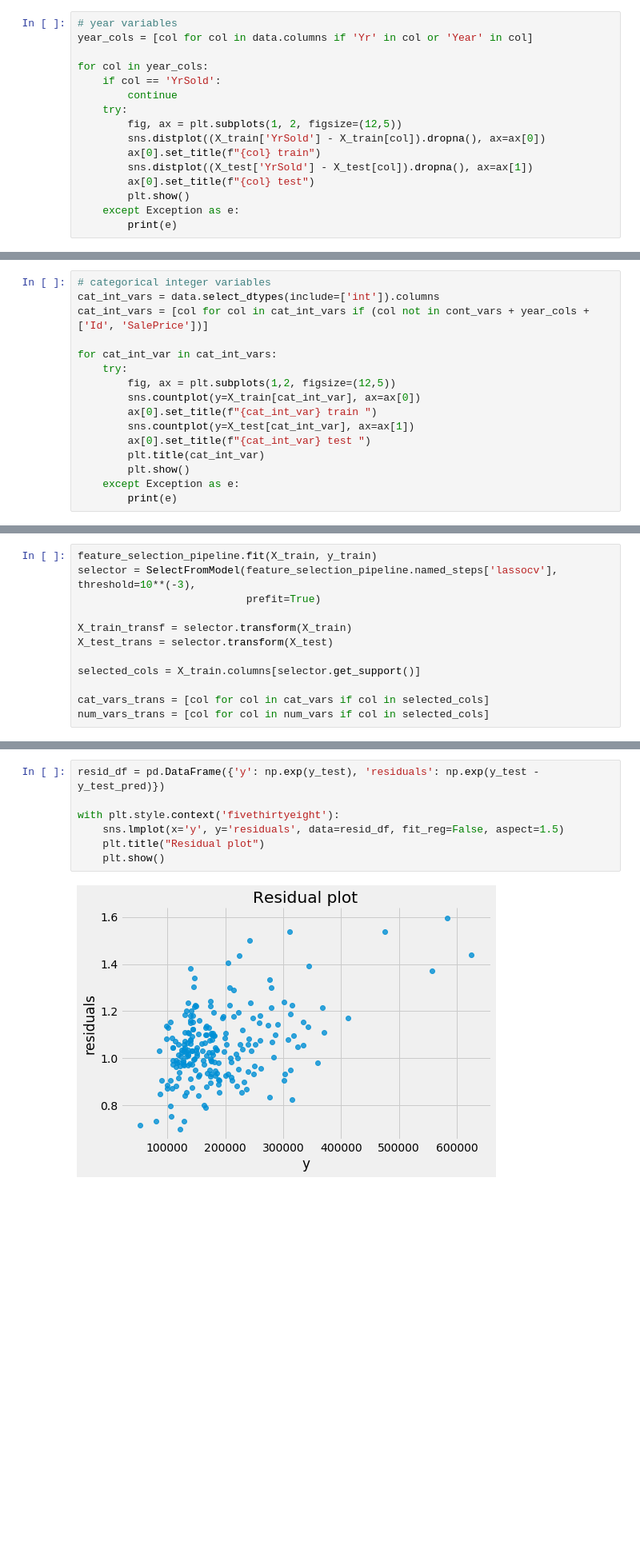
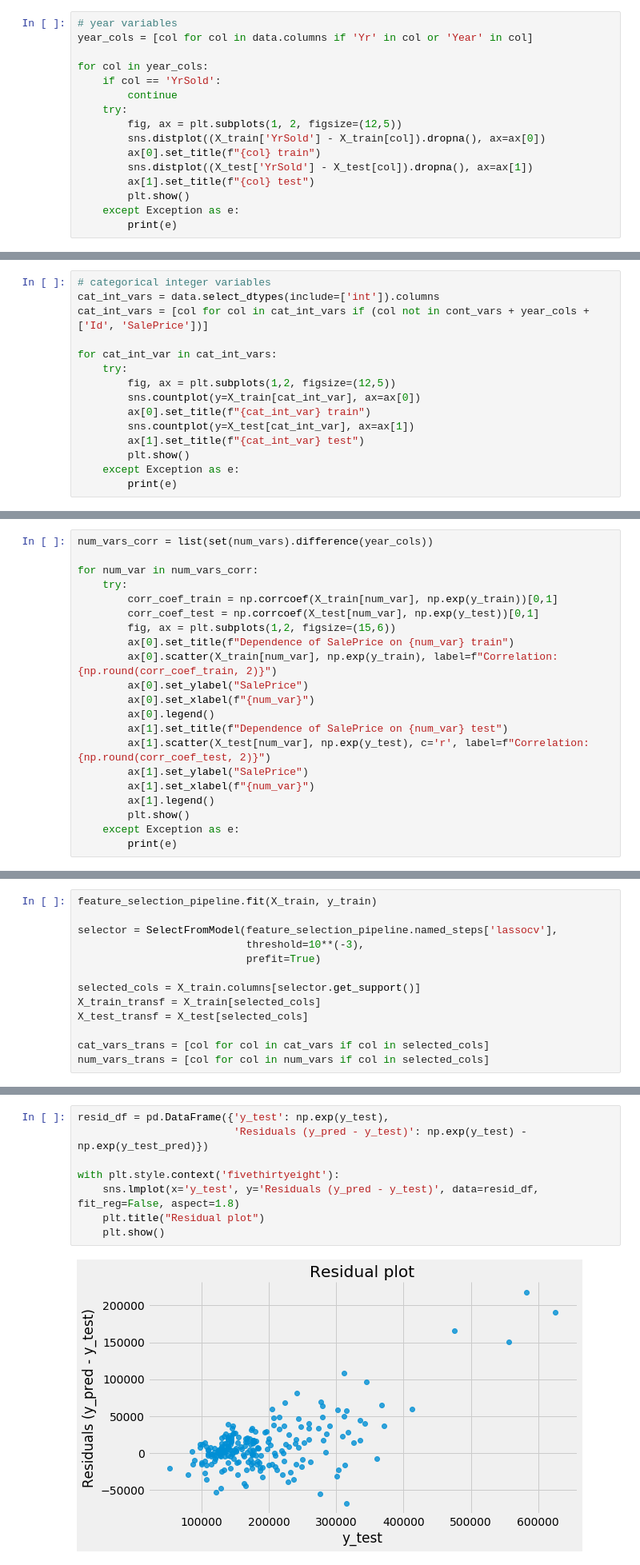
Before and after one commit to eliekawerk/structuring_ML_project, a Jupyter notebook: structuring-a-machine-learning-project.ipynb, the cells around one changed output, grey strips where cells are left out. Shown at 80% size. Cells and saved outputs as stored; diff of their text form; blank space fills up the shorter version.

```diff
--- a/structuring-a-machine-learning-project.ipynb
+++ b/structuring-a-machine-learning-project.ipynb
@@ -303,7 +303,7 @@ for col in year_cols:
         sns.distplot((X_train['YrSold'] - X_train[col]).dropna(), ax=ax[0])
         ax[0].set_title(f"{col} train")
         sns.distplot((X_test['YrSold'] - X_test[col]).dropna(), ax=ax[1])
-        ax[0].set_title(f"{col} test")
+        ax[1].set_title(f"{col} test")
         plt.show()
     except Exception as e:
         print(e)
@@ -353,10 +353,9 @@ for cat_int_var in cat_int_vars:
     try:
         fig, ax = plt.subplots(1,2, figsize=(12,5))
         sns.countplot(y=X_train[cat_int_var], ax=ax[0])
-        ax[0].set_title(f"{cat_int_var} train ")
+        ax[0].set_title(f"{cat_int_var} train")
         sns.countplot(y=X_test[cat_int_var], ax=ax[1])
-        ax[0].set_title(f"{cat_int_var} test ")
-        plt.title(cat_int_var)
+        ax[1].set_title(f"{cat_int_var} test")
         plt.show()
     except Exception as e:
         print(e)
@@ -609,0 +611,21 @@ assert X_test.isnull().sum().sum() == 0
+# %%
+num_vars_corr = list(set(num_vars).difference(year_cols))
+
+for num_var in num_vars_corr:
+    try:
+        corr_coef_train = np.corrcoef(X_train[num_var], np.exp(y_train))[0,1]
+        corr_coef_test = np.corrcoef(X_test[num_var], np.exp(y_test))[0,1]
+        fig, ax = plt.subplots(1,2, figsize=(15,6))
+        ax[0].set_title(f"Dependence of SalePrice on {num_var} train")
+        ax[0].scatter(X_train[num_var], np.exp(y_train), label=f"Correlation: {np.round(corr_coef_train, 2)}")
+        ax[0].set_ylabel("SalePrice")
+        ax[0].set_xlabel(f"{num_var}")
+        ax[0].legend()
+        ax[1].set_title(f"Dependence of SalePrice on {num_var} test")
+        ax[1].scatter(X_test[num_var], np.exp(y_test), c='r', label=f"Correlation: {np.round(corr_coef_test, 2)}")
+        ax[1].set_ylabel("SalePrice")
+        ax[1].set_xlabel(f"{num_var}")
+        ax[1].legend()
+        plt.show()
+    except Exception as e:
+        print(e)
@@ -847,13 +902,14 @@ feature_selection_pipeline = make_pipeline(
                                         )
 # %%
 feature_selection_pipeline.fit(X_train, y_train)
-selector = SelectFromModel(feature_selection_pipeline.named_steps['lassocv'], threshold=10**(-3),
+
+selector = SelectFromModel(feature_selection_pipeline.named_steps['lassocv'],
+                           threshold=10**(-3),
                            prefit=True)
 
-X_train_transf = selector.transform(X_train)
-X_test_trans = selector.transform(X_test)
-
 selected_cols = X_train.columns[selector.get_support()]
+X_train_transf = X_train[selected_cols]
+X_test_transf = X_test[selected_cols]
 
 cat_vars_trans = [col for col in cat_vars if col in selected_cols]
 num_vars_trans = [col for col in num_vars if col in selected_cols]
@@ -1032,9 +1110,10 @@ plot_learning_curves(best_model, X_train, y_train, cv=cv)
 # %%
-resid_df = pd.DataFrame({'y': np.exp(y_test), 'residuals': np.exp(y_test - y_test_pred)})
+resid_df = pd.DataFrame({'y_test': np.exp(y_test),
+                         'Residuals (y_pred - y_test)': np.exp(y_test) - np.exp(y_test_pred)})
 
 with plt.style.context('fivethirtyeight'):
-    sns.lmplot(x='y', y='residuals', data=resid_df, fit_reg=False, aspect=1.5)
+    sns.lmplot(x='y_test', y='Residuals (y_pred - y_test)', data=resid_df, fit_reg=False, aspect=1.8)
     plt.title("Residual plot")
     plt.show()
 # %% [output]
-[figure, old version]
+[figure, new version]
```
Also changed, not shown: parts of 27 cells of this notebook.
